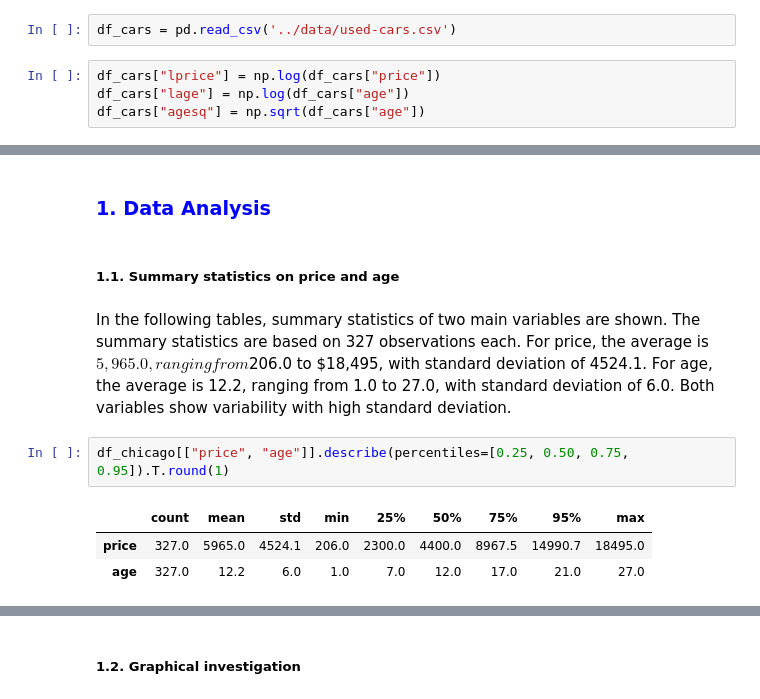
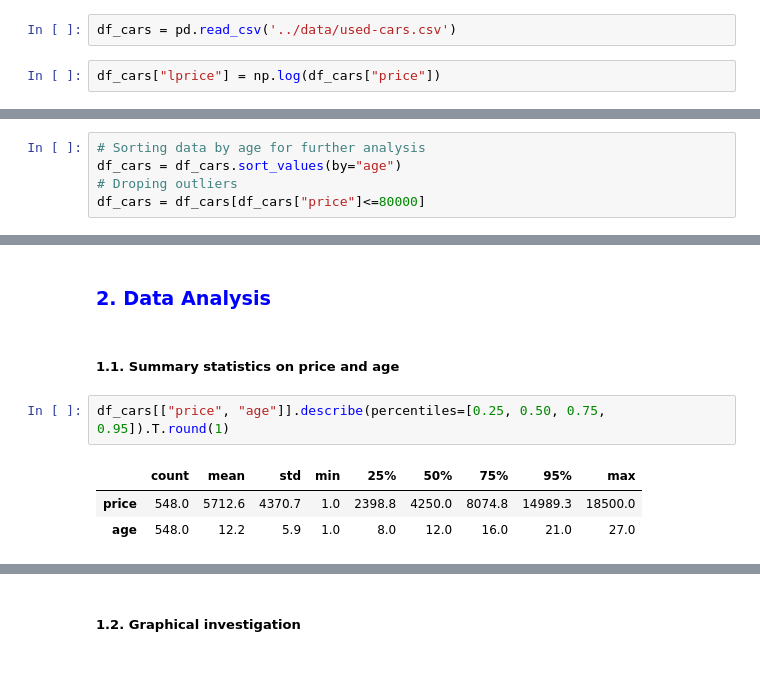
Before and after one commit to Enkhsaikhan-u/Car_price_and_age, a Jupyter notebook: code/Price_and_age.ipynb, the cells around one changed output, grey strips where cells are left out. Saved outputs shown, nothing was run; the diff lists cells and outputs as text; blank space fills up the shorter version.

```diff
--- a/code/Price_and_age.ipynb
+++ b/code/Price_and_age.ipynb
@@ -39,8 +29,6 @@ warnings.filterwarnings("ignore")
 df_cars = pd.read_csv('../data/used-cars.csv')
 # %%
 df_cars["lprice"] = np.log(df_cars["price"])
-df_cars["lage"] = np.log(df_cars["age"])
-df_cars["agesq"] = np.sqrt(df_cars["age"])
 # %%
 df_cars.info()
 # %% [output]
@@ -87,0 +52,5 @@ df_chicago
+# %%
+# Sorting data by age for further analysis
+df_cars = df_cars.sort_values(by="age")
+# Droping outliers
+df_cars = df_cars[df_cars["price"]<=80000]
@@ -88,12 +73,10 @@ df_chicago
 # %% [markdown]
-### <span style="color:blue"><b>1. Data Analysis</b></span>
+### <span style="color:blue"><b>2. Data Analysis</b></span>
 # %% [markdown]
 ##### 1.1. Summary statistics on price and age
-# %% [markdown]
-In the following tables, summary statistics of two main variables are shown. The summary statistics are based on 327 observations each. For price, the average is $5,965.0, ranging from $206.0 to $18,495, with standard deviation of 4524.1. For age, the average is 12.2, ranging from 1.0 to 27.0, with standard deviation of 6.0. Both variables show variability with high standard deviation.
 # %%
-df_chicago[["price", "age"]].describe(percentiles=[0.25, 0.50, 0.75, 0.95]).T.round(1)
+df_cars[["price", "age"]].describe(percentiles=[0.25, 0.50, 0.75, 0.95]).T.round(1)
 # %% [output]
 |  | count | mean | std | min | 25% | 50% | 75% | 95% | max |
-| price | 327.0 | 5965.0 | 4524.1 | 206.0 | 2300.0 | 4400.0 | 8967.5 | 14990.7 | 18495.0 |
-| age | 327.0 | 12.2 | 6.0 | 1.0 | 7.0 | 12.0 | 17.0 | 21.0 | 27.0 |
+| price | 548.0 | 5712.6 | 4370.7 | 1.0 | 2398.8 | 4250.0 | 8074.8 | 14989.3 | 18500.0 |
+| age | 548.0 | 12.2 | 5.9 | 1.0 | 8.0 | 12.0 | 16.0 | 21.0 | 27.0 |
```
Also changed, not shown: parts of 53 cells of this notebook.
